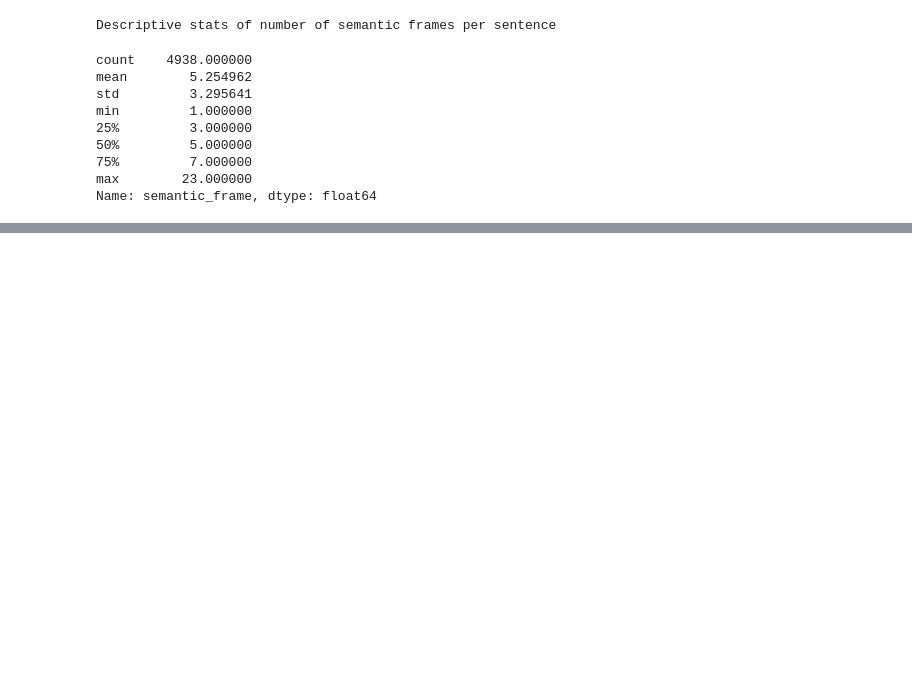
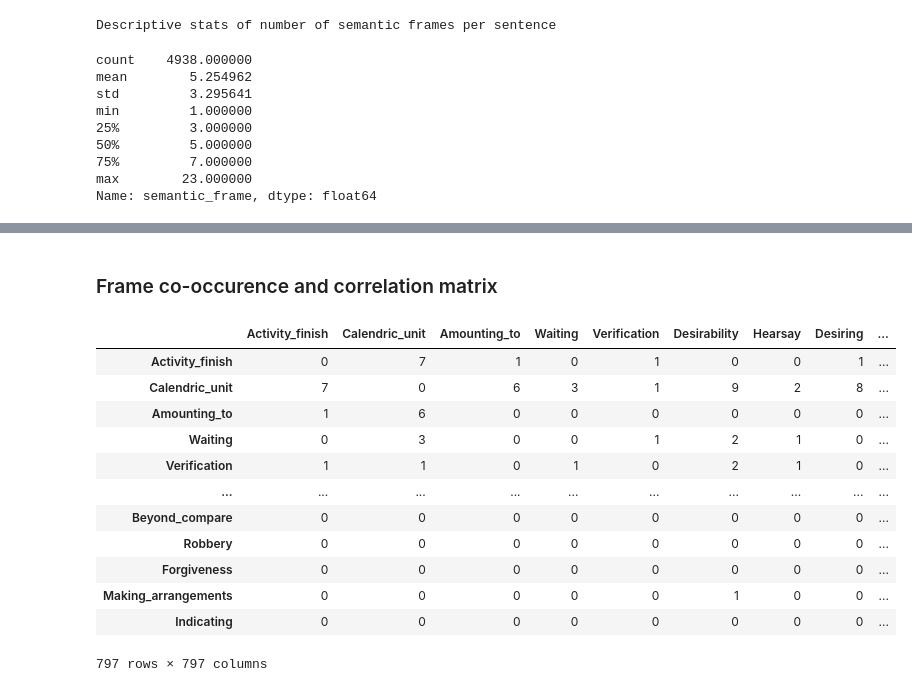
Before and after one commit to kapil1garg/frame-net-embeddings, a Jupyter notebook: data/FrameNet-DataParser.ipynb, the cells around one changed output, grey strips where cells are left out. Drawn from its saved outputs; the diff is of its cells as text; code cells hidden in the pictures; blank space fills up the shorter version.

```diff
--- a/data/FrameNet-DataParser.ipynb
+++ b/data/FrameNet-DataParser.ipynb
@@ -355,0 +385,34 @@ Name: semantic_frame, dtype: float64
+# %% [markdown]
+### Frame co-occurence and correlation matrix
+# %%
+frame_list = list(parsed_files_df["semantic_frame"].unique())
+n_semantic_frames = len(frame_list)
+
+semantic_frame_index = {x: i for i, x in enumerate(frame_list)}
+
+frame_co_matrix = []
+for index, row in sentence_df.iterrows():
+    curr_row = [0 for i in range(0, n_semantic_frames)]
+    for frame in row["semantic_frame"]:
+        curr_row[semantic_frame_index[frame]] += 1
+
+    frame_co_matrix.append(curr_row)
+
+frame_co_matrix_unprocessed_df = pd.DataFrame(frame_co_matrix, columns=frame_list)
+frame_co_matrix_df = frame_co_matrix_unprocessed_df.T.dot(frame_co_matrix_unprocessed_df)
+np.fill_diagonal(frame_co_matrix_df.values, 0)
+frame_co_matrix_df
+# %% [output]
+|  | Activity_finish | Calendric_unit | Amounting_to | Waiting | Verification | Desirability | Hearsay | Desiring | ... |
+| Activity_finish | 0 | 7 | 1 | 0 | 1 | 0 | 0 | 1 | ... |
+| Calendric_unit | 7 | 0 | 6 | 3 | 1 | 9 | 2 | 8 | ... |
+| Amounting_to | 1 | 6 | 0 | 0 | 0 | 0 | 0 | 0 | ... |
+| Waiting | 0 | 3 | 0 | 0 | 1 | 2 | 1 | 0 | ... |
+| Verification | 1 | 1 | 0 | 1 | 0 | 2 | 1 | 0 | ... |
+| ... | ... | ... | ... | ... | ... | ... | ... | ... | ... |
+| Beyond_compare | 0 | 0 | 0 | 0 | 0 | 0 | 0 | 0 | ... |
+| Robbery | 0 | 0 | 0 | 0 | 0 | 0 | 0 | 0 | ... |
+| Forgiveness | 0 | 0 | 0 | 0 | 0 | 0 | 0 | 0 | ... |
+| Making_arrangements | 0 | 0 | 0 | 0 | 0 | 1 | 0 | 0 | ... |
+| Indicating | 0 | 0 | 0 | 0 | 0 | 0 | 0 | 0 | ... |
+797 rows × 797 columns
```
Also changed, not shown: parts of 9 cells of this notebook, 1 other file.
